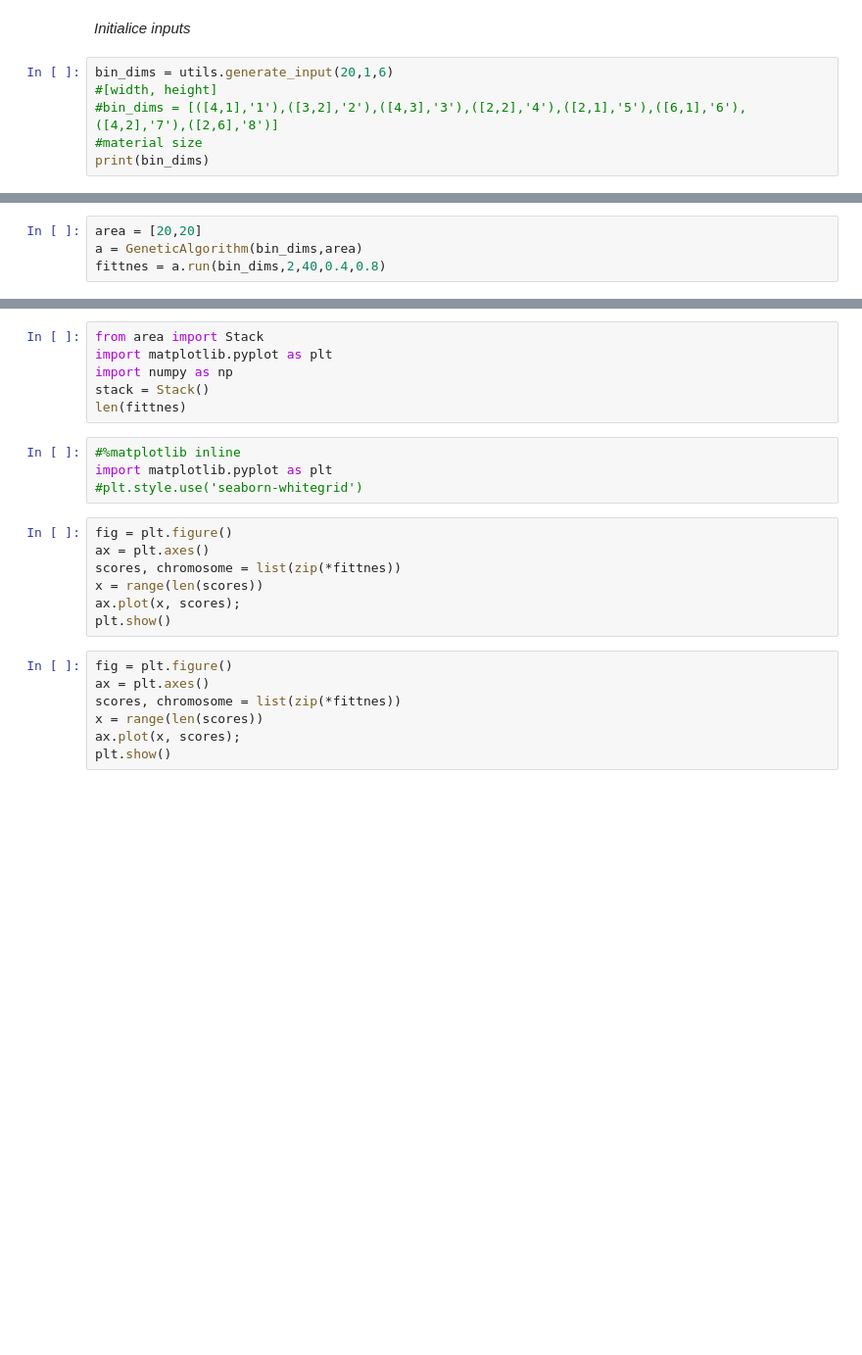
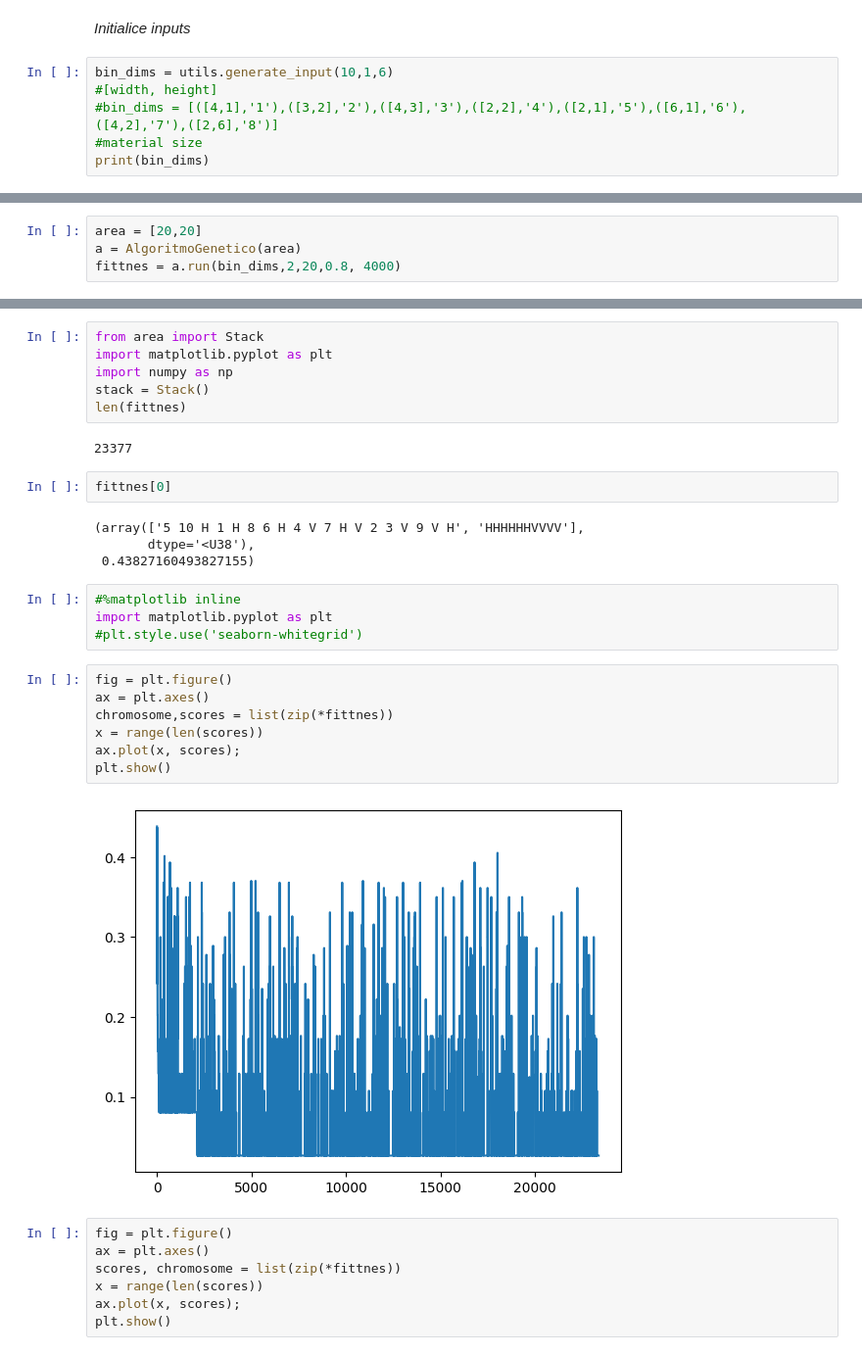
Before and after one commit to vladiH/optimizacion_corte, a Jupyter notebook: main.ipynb, the cells around one changed output, grey strips where cells are left out. Shown: that part at 98% size. Cells and saved outputs as stored; diff of their text form; blank space fills up the shorter version.

Commit message:
genetic algorithm done

```diff
--- a/main.ipynb
+++ b/main.ipynb
@@ -8,7 +8,7 @@ import utils
 # %% [markdown]
 *Initialice inputs*
 # %%
-bin_dims = utils.generate_input(20,1,6)
+bin_dims = utils.generate_input(10,1,6)
 #[width, height]
 #bin_dims = [([4,1],'1'),([3,2],'2'),([4,3],'3'),([2,2],'4'),([2,1],'5'),([6,1],'6'),([4,2],'7'),([2,6],'8')]
 #material size
@@ -18,4 +18,4 @@ print(bin_dims)
 # %%
 area = [20,20]
-a = GeneticAlgorithm(bin_dims,area)
-fittnes = a.run(bin_dims,2,40,0.4,0.8)
+a = AlgoritmoGenetico(area)
+fittnes = a.run(bin_dims,2,20,0.8, 4000)
@@ -25,6 +43,14 @@ import matplotlib.pyplot as plt
 import numpy as np
 stack = Stack()
 len(fittnes)
+# %% [output]
+23377
+# %%
+fittnes[0]
+# %% [output]
+(array(['5 10 H 1 H 8 6 H 4 V 7 H V 2 3 V 9 V H', 'HHHHHHVVVV'],
+       dtype='<U38'),
+ 0.43827160493827155)
 # %%
 #%matplotlib inline
 import matplotlib.pyplot as plt
@@ -32,10 +58,12 @@ import matplotlib.pyplot as plt
 # %%
 fig = plt.figure()
 ax = plt.axes()
-scores, chromosome = list(zip(*fittnes))
+chromosome,scores = list(zip(*fittnes))
 x = range(len(scores))
 ax.plot(x, scores);
 plt.show()
+# %% [output]
+[figure, added]
 # %%
 fig = plt.figure()
 ax = plt.axes()
```
Also changed, not shown: parts of 7 cells of this notebook, 3 other files.
